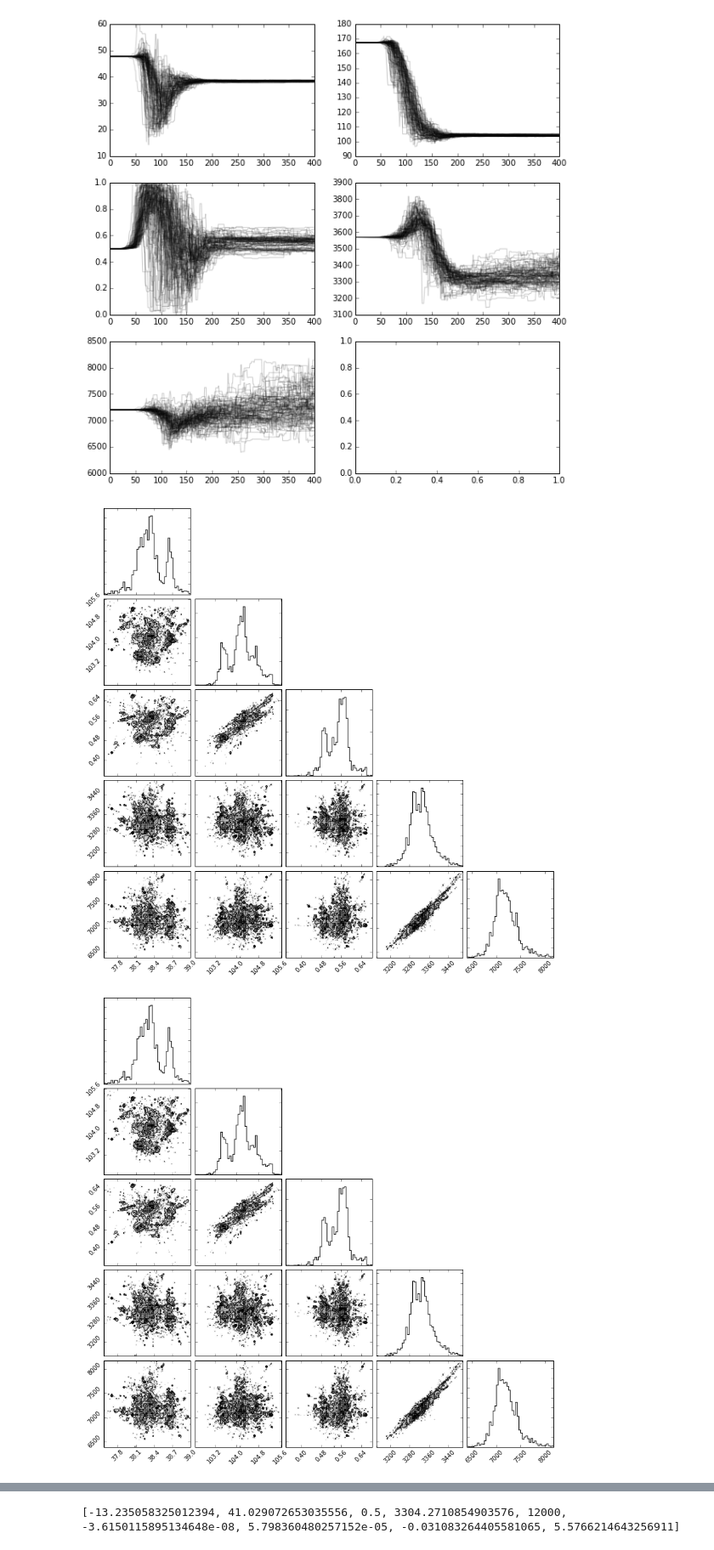
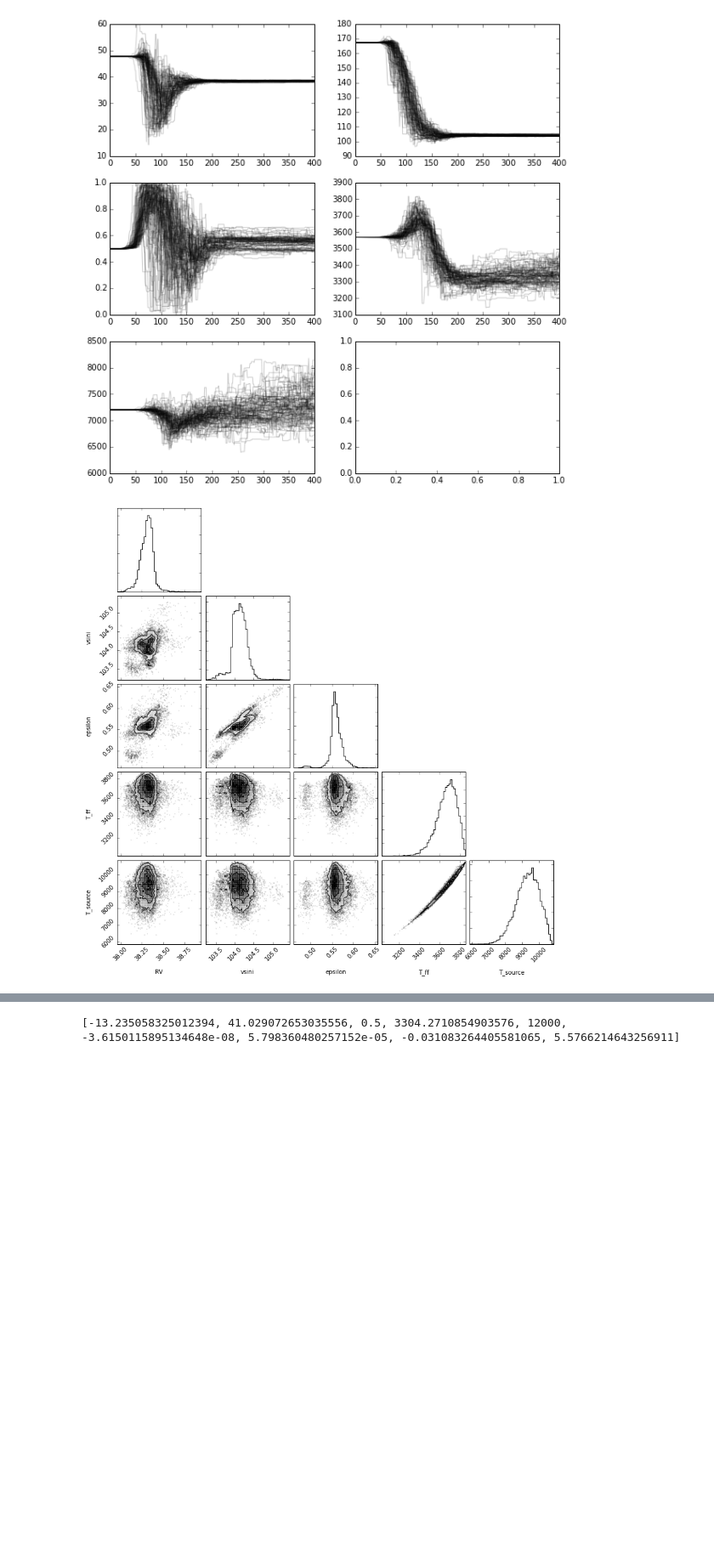
Before and after one commit to kgullikson88/Chiron-Scripts, a Jupyter notebook: MeasureRV.ipynb, the cells around one changed output, grey strips where cells are left out. Shown at 85% size. Drawn from its saved outputs; the diff is of its cells as text; code cells hidden in the pictures; blank space fills up the shorter version.

```diff
--- a/MeasureRV.ipynb
+++ b/MeasureRV.ipynb
@@ -47,4 +56,5 @@ plt.show()
 # %% [output]
 [figure]
 # %%
-fitter.fit(nwalkers=100, n_burn=100, n_prod=200, guess=False, initial_pars=initial_pars)
+#fitter.fit(nwalkers=100, n_burn=100, n_prod=200, guess=False, initial_pars=initial_pars)
+fitter.fit(n_live_points=1500, basename='RVFitter/single-', overwrite=True)
@@ -92,11 +69,11 @@ for i in range(fitter.sampler.chain.shape[-1]):
 [figure]
 # %%
 
-samples = fitter.sampler.chain[:, 200:, :].reshape((-1, fitter.sampler.chain.shape[-1]))
-triangle.corner(samples)
+#samples = fitter.sampler.chain[:, 200:, :].reshape((-1, fitter.sampler.chain.shape[-1]))
+#triangle.corner(samples)
+fitter.triangle()
 # %% [output]
-[figure, old version]
+[figure, new version]
-[figure, removed]
 # %%
 %matplotlib notebook
 fitter.plot(alpha=0.4)
```
Also changed, not shown: parts of 6 cells of this notebook.
